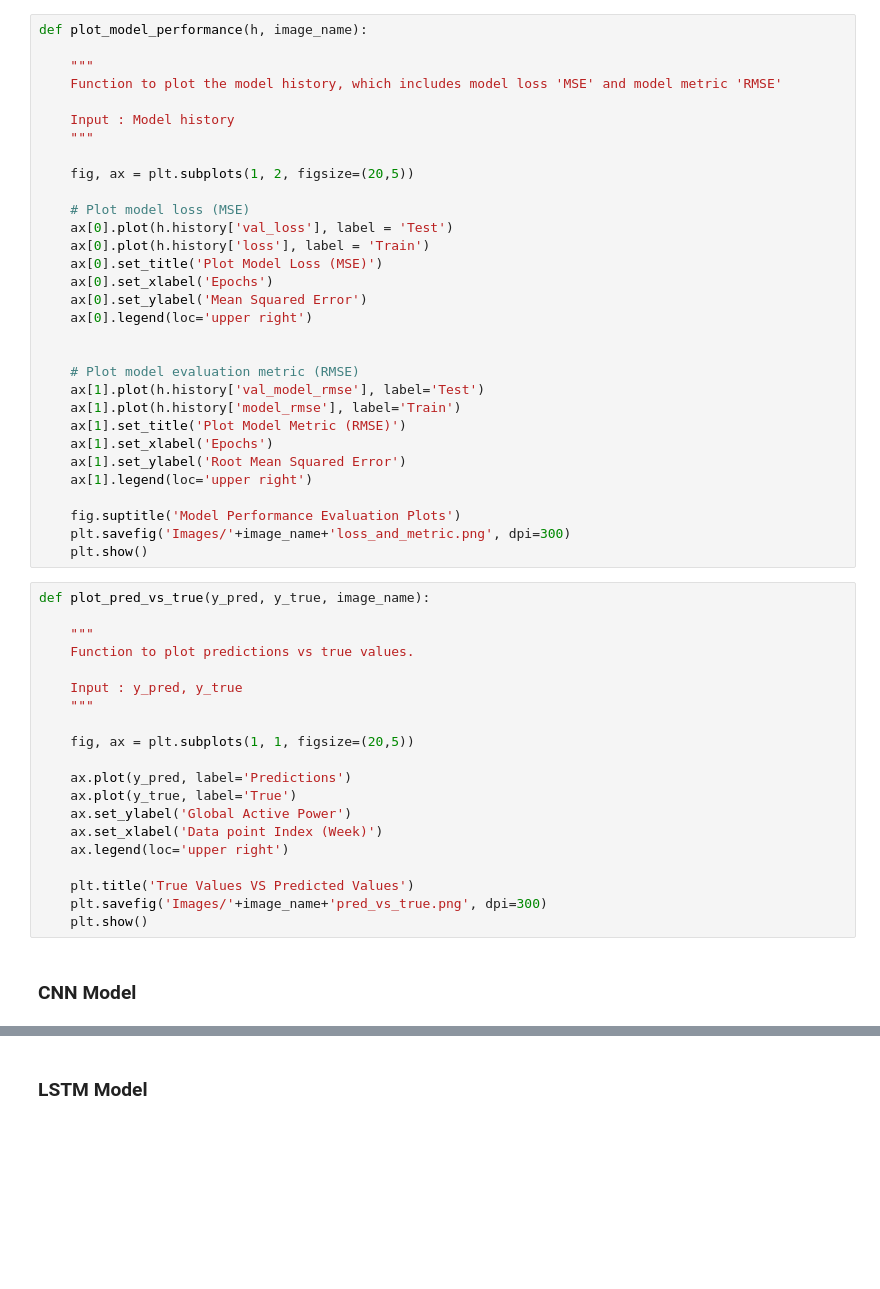
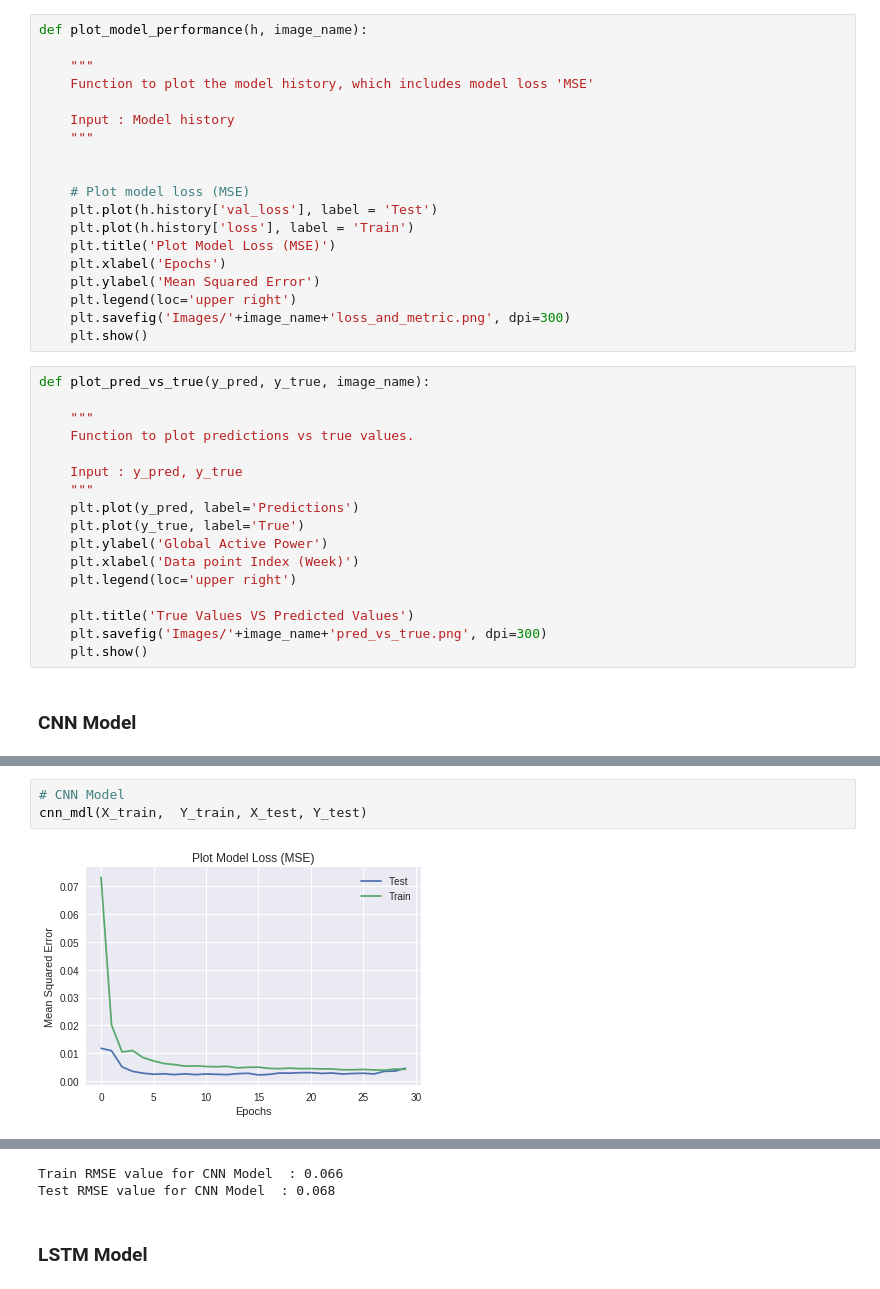
Before and after one commit to iam-armanahmed/household-electric-power-consumption, a Jupyter notebook: EDA_and_Model.ipynb, the cells around one changed output, grey strips where cells are left out. Drawn from its saved outputs; the diff is of its cells as text; blank space fills up the shorter version.

Commit message:
Updated Models

```diff
--- a/EDA_and_Model.ipynb
+++ b/EDA_and_Model.ipynb
@@ -579,31 +568,19 @@ def compute_rmse(y_pred, y_true):
 def plot_model_performance(h, image_name):
 
     """
-    Function to plot the model history, which includes model loss 'MSE' and model metric 'RMSE'
+    Function to plot the model history, which includes model loss 'MSE'
 
     Input : Model history
     """
 
-    fig, ax = plt.subplots(1, 2, figsize=(20,5))
 
     # Plot model loss (MSE)
-    ax[0].plot(h.history['val_loss'], label = 'Test')
-    ax[0].plot(h.history['loss'], label = 'Train')
-    ax[0].set_title('Plot Model Loss (MSE)')
-    ax[0].set_xlabel('Epochs')
-    ax[0].set_ylabel('Mean Squared Error')
-    ax[0].legend(loc='upper right')
-
-
-    # Plot model evaluation metric (RMSE)
-    ax[1].plot(h.history['val_model_rmse'], label='Test')
-    ax[1].plot(h.history['model_rmse'], label='Train')
-    ax[1].set_title('Plot Model Metric (RMSE)')
-    ax[1].set_xlabel('Epochs')
-    ax[1].set_ylabel('Root Mean Squared Error')
-    ax[1].legend(loc='upper right')
-
-    fig.suptitle('Model Performance Evaluation Plots')
+    plt.plot(h.history['val_loss'], label = 'Test')
+    plt.plot(h.history['loss'], label = 'Train')
+    plt.title('Plot Model Loss (MSE)')
+    plt.xlabel('Epochs')
+    plt.ylabel('Mean Squared Error')
+    plt.legend(loc='upper right')
     plt.savefig('Images/'+image_name+'loss_and_metric.png', dpi=300)
     plt.show()
 # %%
@@ -614,14 +591,11 @@ def plot_pred_vs_true(y_pred, y_true, image_name):
 
     Input : y_pred, y_true
     """
-
-    fig, ax = plt.subplots(1, 1, figsize=(20,5))
-
-    ax.plot(y_pred, label='Predictions')
-    ax.plot(y_true, label='True')
-    ax.set_ylabel('Global Active Power')
-    ax.set_xlabel('Data point Index (Week)')
-    ax.legend(loc='upper right')
+    plt.plot(y_pred, label='Predictions')
+    plt.plot(y_true, label='True')
+    plt.ylabel('Global Active Power')
+    plt.xlabel('Data point Index (Week)')
+    plt.legend(loc='upper right')
 
     plt.title('True Values VS Predicted Values')
     plt.savefig('Images/'+image_name+'pred_vs_true.png', dpi=300)
@@ -661,0 +637,5 @@ RMSE value for CNN Model  : 0.05554
+# %%
+# CNN Model
+cnn_mdl(X_train,  Y_train, X_test, Y_test)
+# %% [output]
+[figure, added]
@@ -662,3 +643,5 @@ RMSE value for CNN Model  : 0.05554
+Train RMSE value for CNN Model  : 0.066
+Test RMSE value for CNN Model  : 0.068
 # %% [markdown]
 ### LSTM Model
 # %%
```
Also changed, not shown: parts of 13 cells of this notebook.
